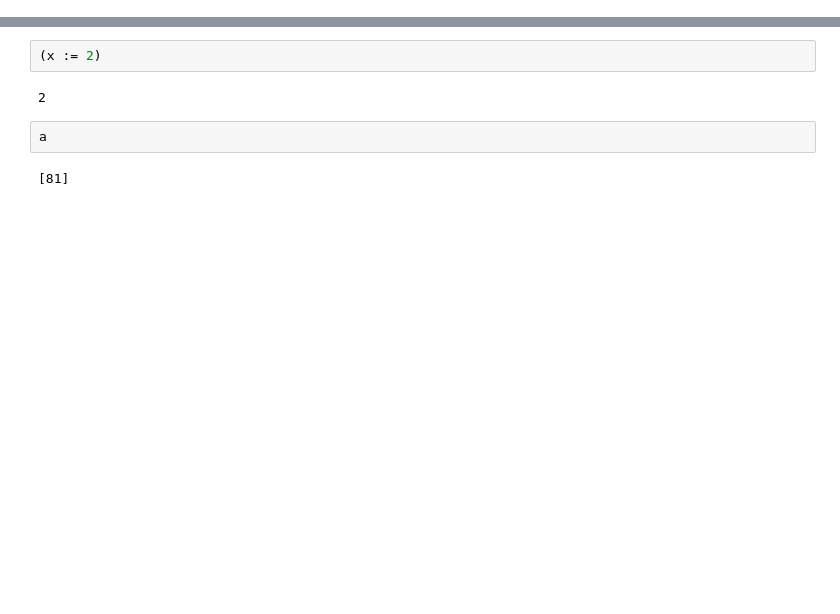
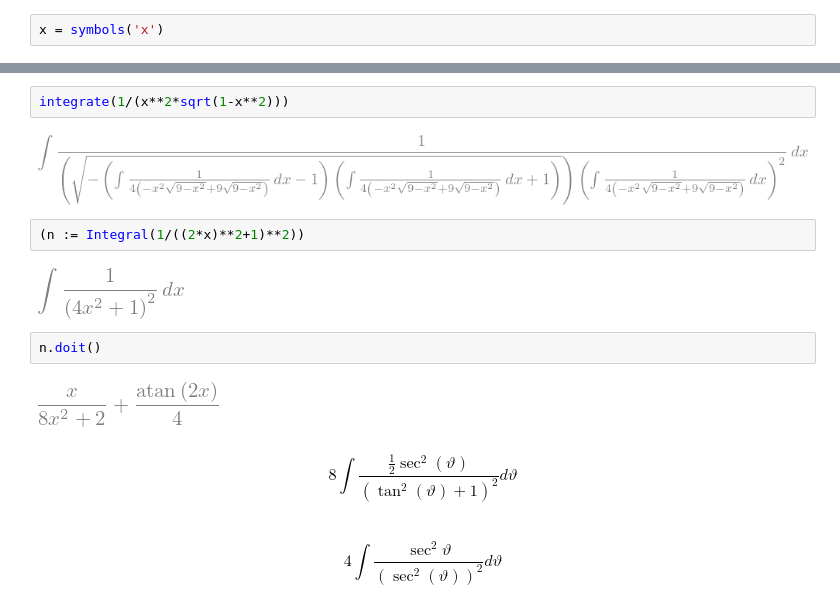
Before and after one commit to cub525/Programming-Practice-Em, a Jupyter notebook: School/Untitled.ipynb, the cells around one changed output, grey strips where cells are left out. Drawn from its saved outputs; the diff is of its cells as text; blank space fills up the shorter version.

```diff
--- a/School/Untitled.ipynb
+++ b/School/Untitled.ipynb
@@ -9,2 +28,4 @@ import numpy as np
+# %%
+x = symbols('x')
 # %%
 # %% [output]
@@ -12,8 +41,16 @@ import numpy as np
+# %%
+integrate(1/(x**2*sqrt(1-x**2)))
+# %% [output]
+[figure, added]
 # %%
-(x := 2)
+(n := Integral(1/((2*x)**2+1)**2))
 # %% [output]
-2
+[figure, added]
-# %%
-a
-# %% [output]
-[81]
+# %%
+n.doit()
+# %% [output]
+[figure, added]
+# %% [markdown]
+$$8\int \frac{\frac{1}{2}\sec^2(\vartheta)}{(\tan^2(\vartheta) + 1)^2}d\vartheta$$
+# %% [markdown]
+$$4\int\frac{ \sec^2{\vartheta}}{(\sec^2(\vartheta))^2}d\vartheta$$
```
Also changed, not shown: parts of 16 cells of this notebook.
